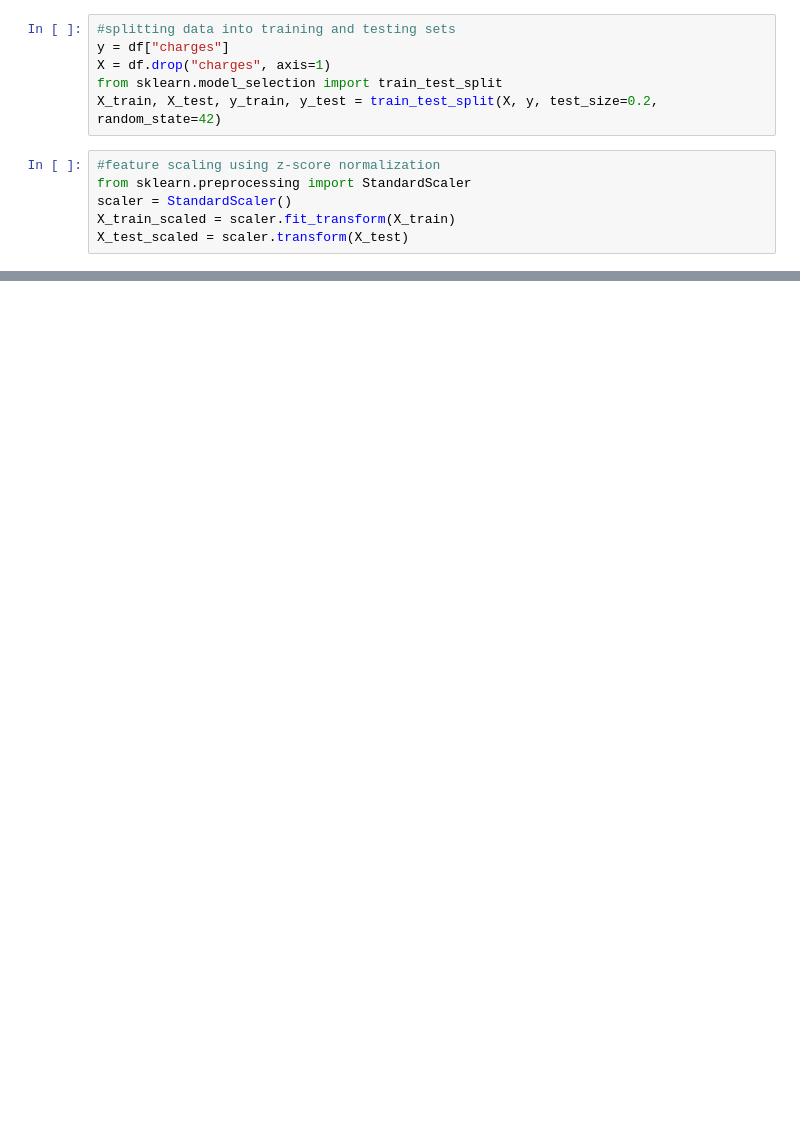
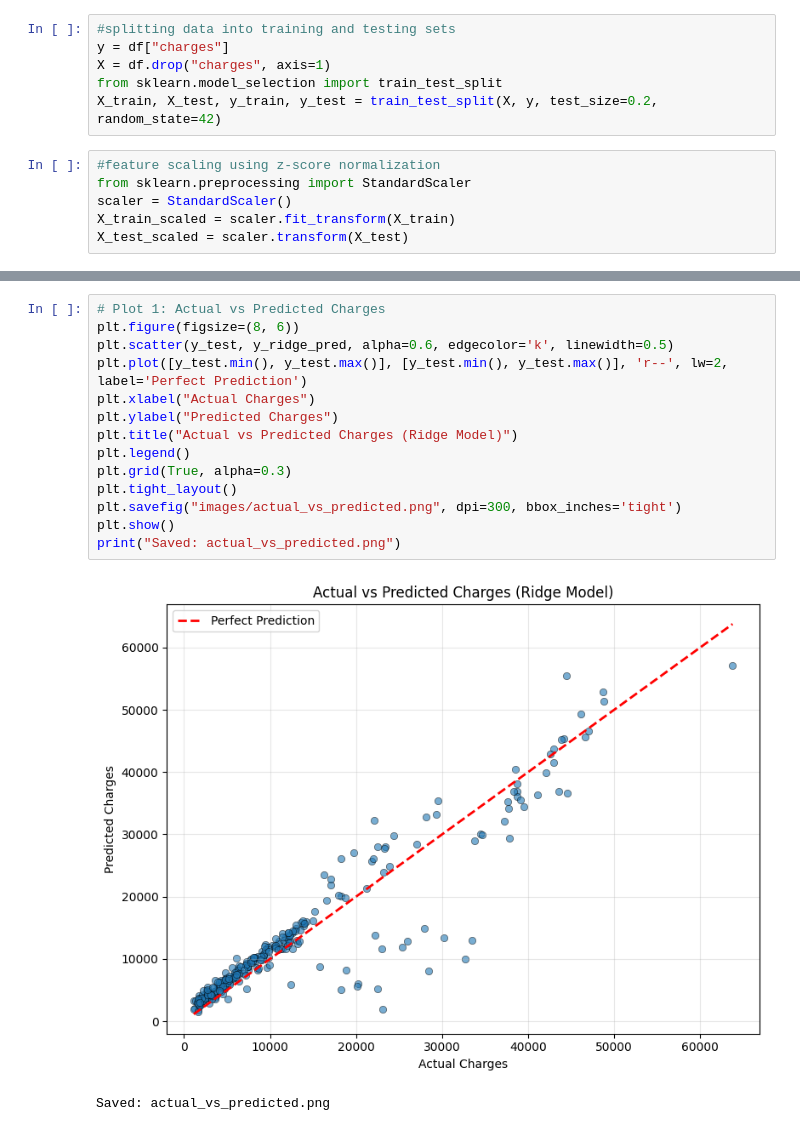
Before and after one commit to moustafa-ash/Medical-Insurance-Premium-Predictor, a Jupyter notebook: baseline_model.ipynb, the cells around one changed output, grey strips where cells are left out. Drawn from its saved outputs; the diff is of its cells as text; blank space fills up the shorter version.

```diff
--- a/baseline_model.ipynb
+++ b/baseline_model.ipynb
@@ -118,0 +192,17 @@ plt.show()
+# %%
+# Plot 1: Actual vs Predicted Charges
+plt.figure(figsize=(8, 6))
+plt.scatter(y_test, y_ridge_pred, alpha=0.6, edgecolor='k', linewidth=0.5)
+plt.plot([y_test.min(), y_test.max()], [y_test.min(), y_test.max()], 'r--', lw=2, label='Perfect Prediction')
+plt.xlabel("Actual Charges")
+plt.ylabel("Predicted Charges")
+plt.title("Actual vs Predicted Charges (Ridge Model)")
+plt.legend()
+plt.grid(True, alpha=0.3)
+plt.tight_layout()
+plt.savefig("images/actual_vs_predicted.png", dpi=300, bbox_inches='tight')
+plt.show()
+print("Saved: actual_vs_predicted.png")
+# %% [output]
+[figure, added]
+Saved: actual_vs_predicted.png
```
Also changed, not shown: parts of 14 cells of this notebook, 4 other files.
